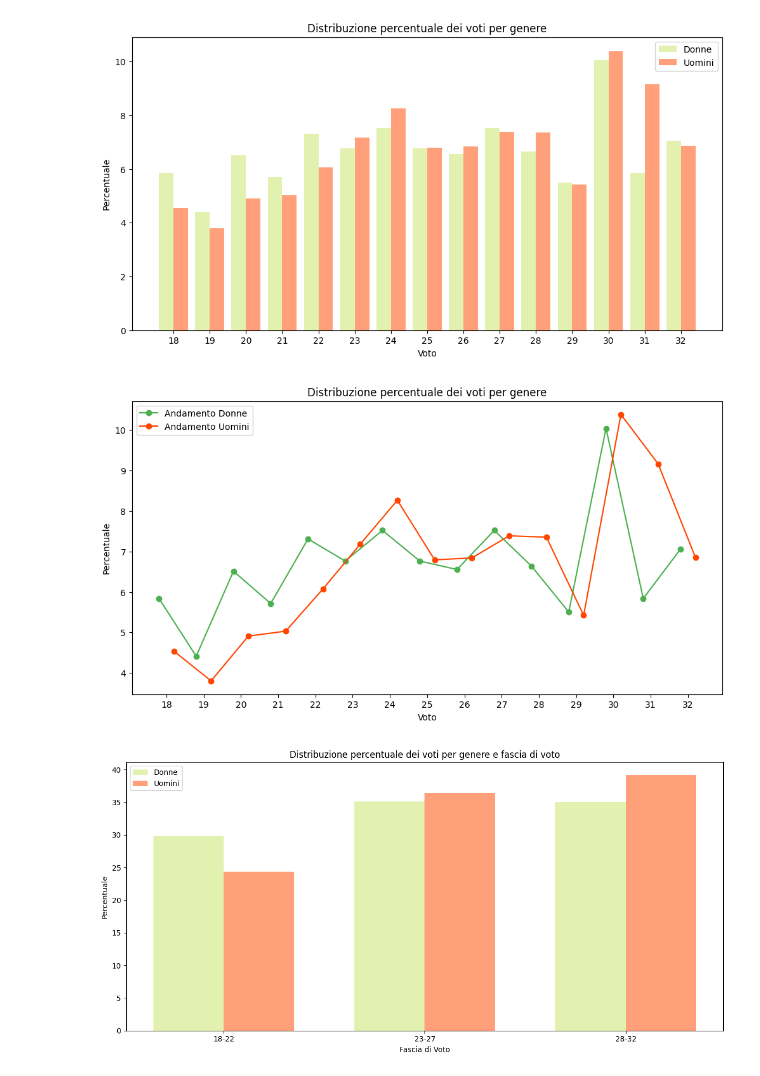
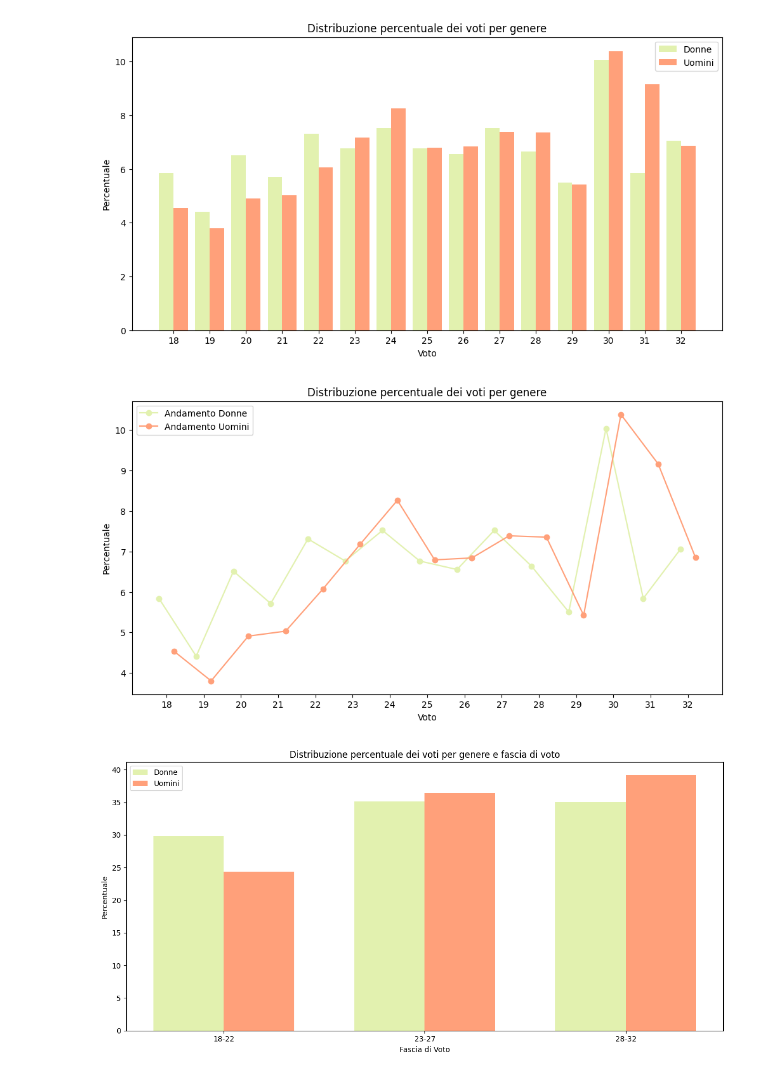
Before and after one commit to lallabelloni/Analisi-differenza-genere-Data-Science, a Jupyter notebook: progetto1.ipynb, the cells around one changed output. Cells and saved outputs as stored; diff of their text form; code cells hidden in the pictures.

```diff
--- a/progetto1.ipynb
+++ b/progetto1.ipynb
@@ -84,6 +103,10 @@ plt.show()
 
 Il numero di donne in questo database è il 14,4%, uso questo dato come soglia <br>
 Osservo che esistono esami in favore e sfavore di entrambi i sessi, non posso assumere molto <br>
+# %%
+# colori grafici
+colore_donne = '#E2F1AF'
+colore_uomini = '#FFA07A'
 # %%
 # la percentuale del numero di voti delle donne
 totale_voti = len(pt)  # non ci sono null #print(pt['CODICE_INS'].isnull().sum()) #print(pt['VOTO'].isnull().sum())
@@ -131,16 +154,16 @@ plt.show()
 [figure]
 # %%
 plt.figure(figsize=(12, 6))
-plt.plot(r1, percentuale_voti_donne, marker='o', color='#4CAF50', label='Andamento Donne')
-plt.plot(r2, percentuale_voti_uomini, marker='o', color='#FF4500', label='Andamento Uomini')
+plt.plot(r1, percentuale_voti_donne, marker='o', color=colore_donne, label='Andamento Donne')
+plt.plot(r2, percentuale_voti_uomini, marker='o', color=colore_uomini, label='Andamento Uomini')
 plt.xticks([r + bar_width/2 for r in range(len(voti))], voti)
 plt.xlabel('Voto')
 plt.ylabel('Percentuale')
 plt.title('Distribuzione percentuale dei voti per genere')
 plt.legend()
 plt.show()
 # %% [output]
-[figure, old version]
+[figure, new version]
 # %%
 def categorize_voto(voto):
     if voto >= 18 and voto <= 22:
```
Also changed, not shown: parts of 23 cells of this notebook.
